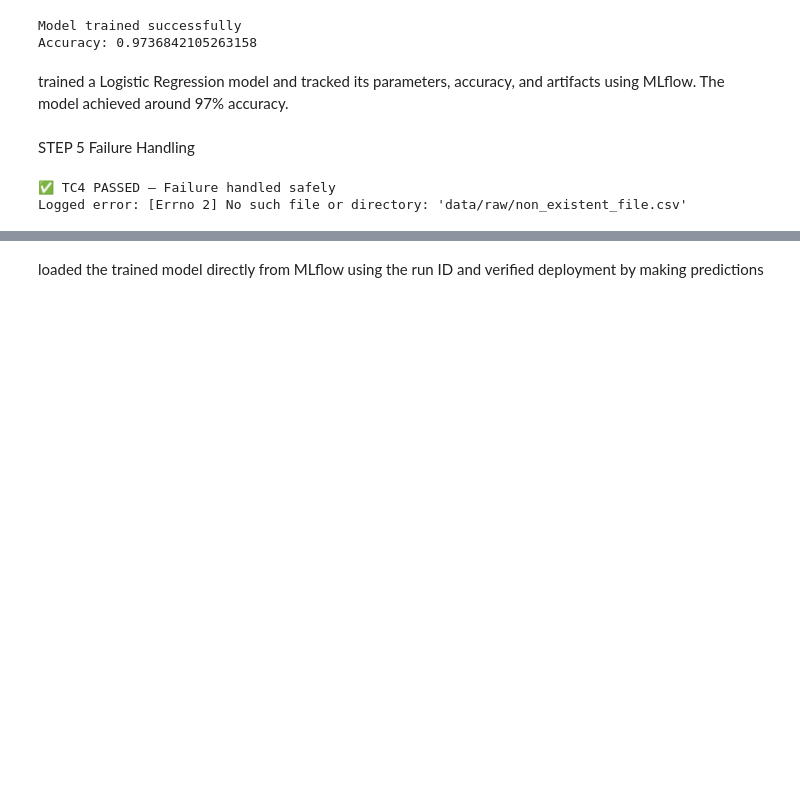
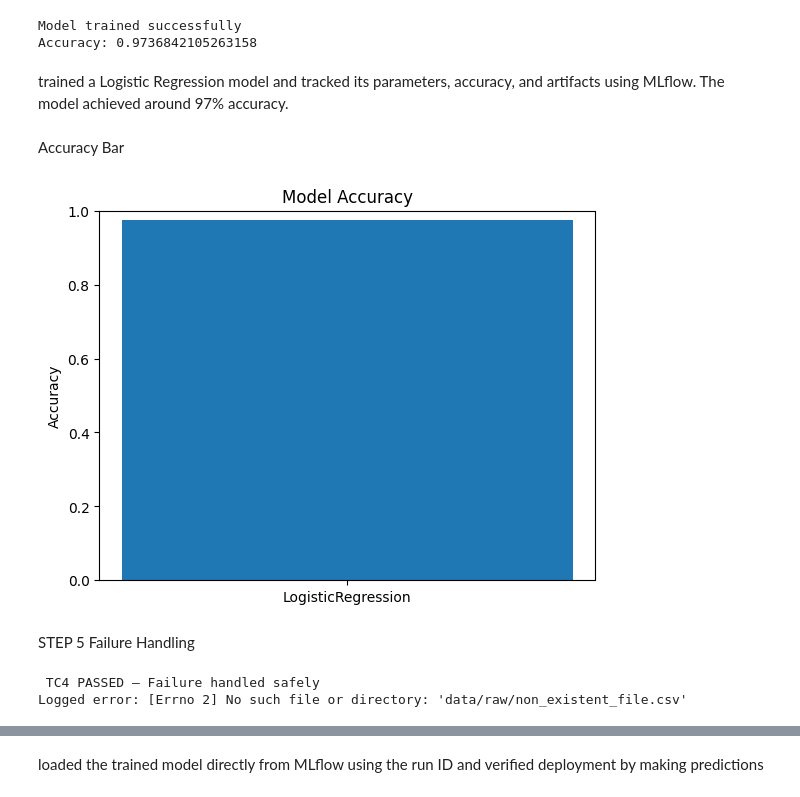
Before and after one commit to Yashu8088/BREAST-CANCER-MLOPS, a Jupyter notebook: breast_cancer_mlops.ipynb, the cells around one changed output, grey strips where cells are left out. Cells and saved outputs as stored; diff of their text form; code cells hidden in the pictures; blank space fills up the shorter version.

```diff
--- a/breast_cancer_mlops.ipynb
+++ b/breast_cancer_mlops.ipynb
@@ -191,16 +205,16 @@ Feature Scaling
 from sklearn.preprocessing import StandardScaler
 
 scaler = StandardScaler()
-x_scaled = scaler.fit_transform(x)
+X_scaled = scaler.fit_transform(x)
 # %%
-# Train-Test Split
+from sklearn.model_selection import train_test_split
 
-x_train, x_test, y_train, y_test = train_test_split(
-    x_scaled, y, test_size=0.2, random_state=42
+X_train, X_test, y_train, y_test = train_test_split(
+    X_scaled, y, test_size=0.2, random_state=42
 )
 
-print("Train shape:", x_train.shape)
-print("Test shape:", x_test.shape)
+print("Train shape:", X_train.shape)
+print("Test shape:", X_test.shape)
 # %% [output]
 Train shape: (455, 30)
 Test shape: (114, 30)
@@ -234,9 +231,9 @@ Train Model Mlflow
 # %%
 with mlflow.start_run():
     model = LogisticRegression(max_iter=1000)
-    model.fit(x_train, y_train)
+    model.fit(X_train, y_train)
 
-    predictions = model.predict(x_test)
+    predictions = model.predict(X_test)
     accuracy = accuracy_score(y_test, predictions)
 
     mlflow.log_param("model", "LogisticRegression")
@@ -252,6 +249,16 @@ Model trained successfully
 Accuracy: 0.9736842105263158
 # %% [markdown]
 trained a Logistic Regression model and tracked its parameters, accuracy, and artifacts using MLflow. The model achieved around 97% accuracy.
+# %% [markdown]
+Accuracy Bar
+# %%
+plt.bar(["LogisticRegression"], [accuracy])
+plt.title("Model Accuracy")
+plt.ylabel("Accuracy")
+plt.ylim(0,1)
+plt.show()
+# %% [output]
+[figure, added]
 # %% [markdown]
 STEP 5 Failure Handling
 # %%
@@ -259,13 +266,13 @@ try:
     # Intentionally wrong path to simulate failure
     pd.read_csv("data/raw/non_existent_file.csv")
 
-    print("❌ TC4 FAILED – Error not detected")
+    print(" TC4 FAILED - Error not detected")
 
 except Exception as e:
-    print("✅ TC4 PASSED – Failure handled safely")
+    print(" TC4 PASSED - Failure handled safely")
     print("Logged error:", e)
 # %% [output]
-✅ TC4 PASSED – Failure handled safely
+ TC4 PASSED – Failure handled safely
 Logged error: [Errno 2] No such file or directory: 'data/raw/non_existent_file.csv'
 # %%
 import mlflow
```
Also changed, not shown: parts of 10 cells of this notebook, 1 other file.
